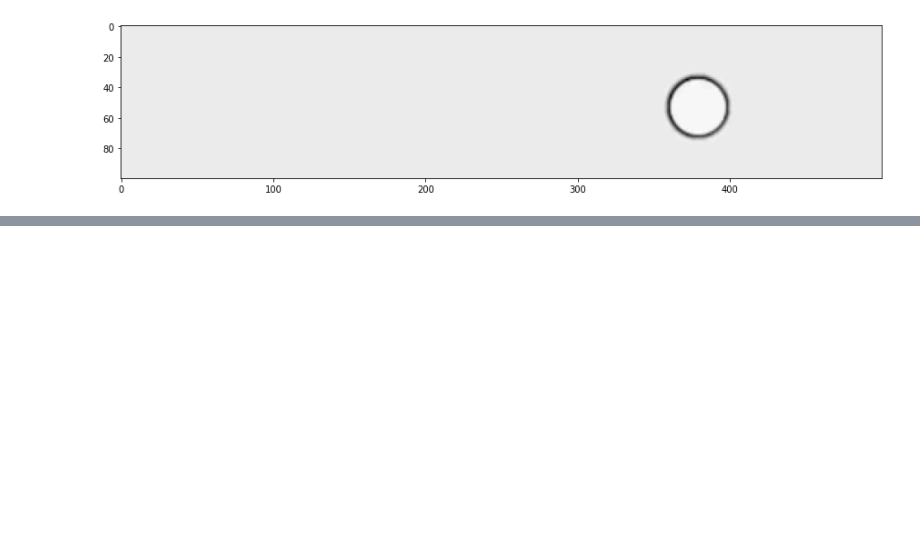
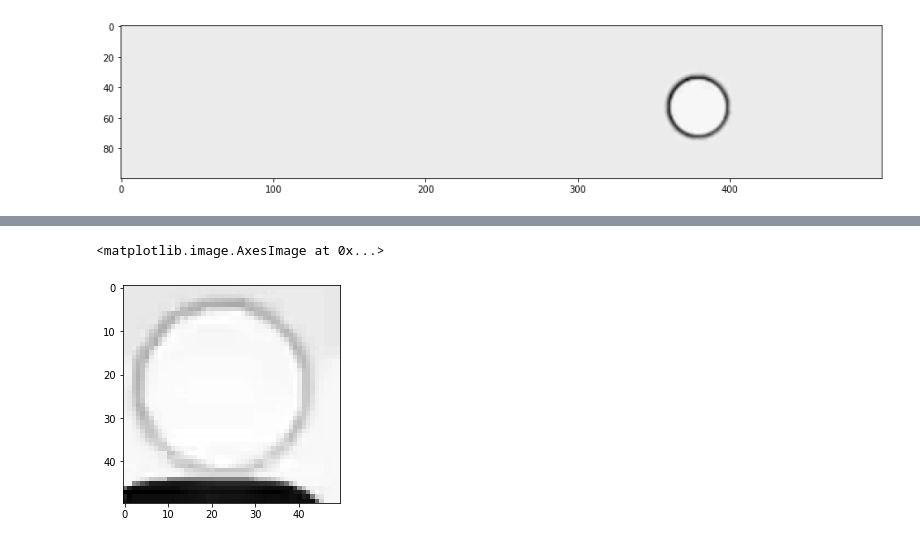
Before and after one commit to yousungchoi/tf2_object_detection_dataset, a Jupyter notebook: 55_optical_flow_new.ipynb, the cells around one changed output, grey strips where cells are left out. Drawn from its saved outputs; the diff is of its cells as text; code cells hidden in the pictures; blank space fills up the shorter version.

```diff
--- a/55_optical_flow_new.ipynb
+++ b/55_optical_flow_new.ipynb
@@ -298,0 +442,5 @@ plt.imshow(test_image, 'gray')
+# %%
+plt.imshow(test_image[10:60, 50:100], 'gray')
+# %% [output]
+<matplotlib.image.AxesImage at 0x...>
+[figure, added]
```
Also changed, not shown: parts of 8 cells of this notebook, 1 other file.
